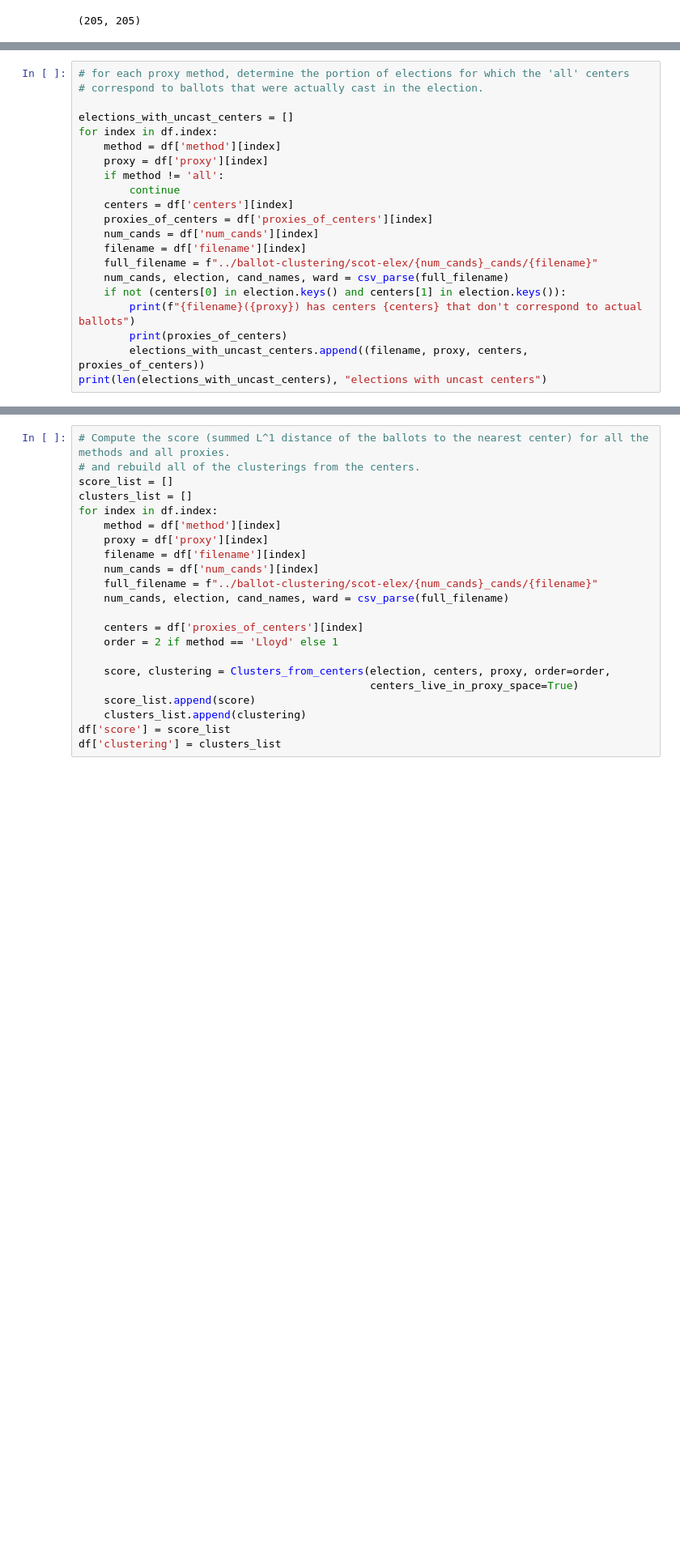
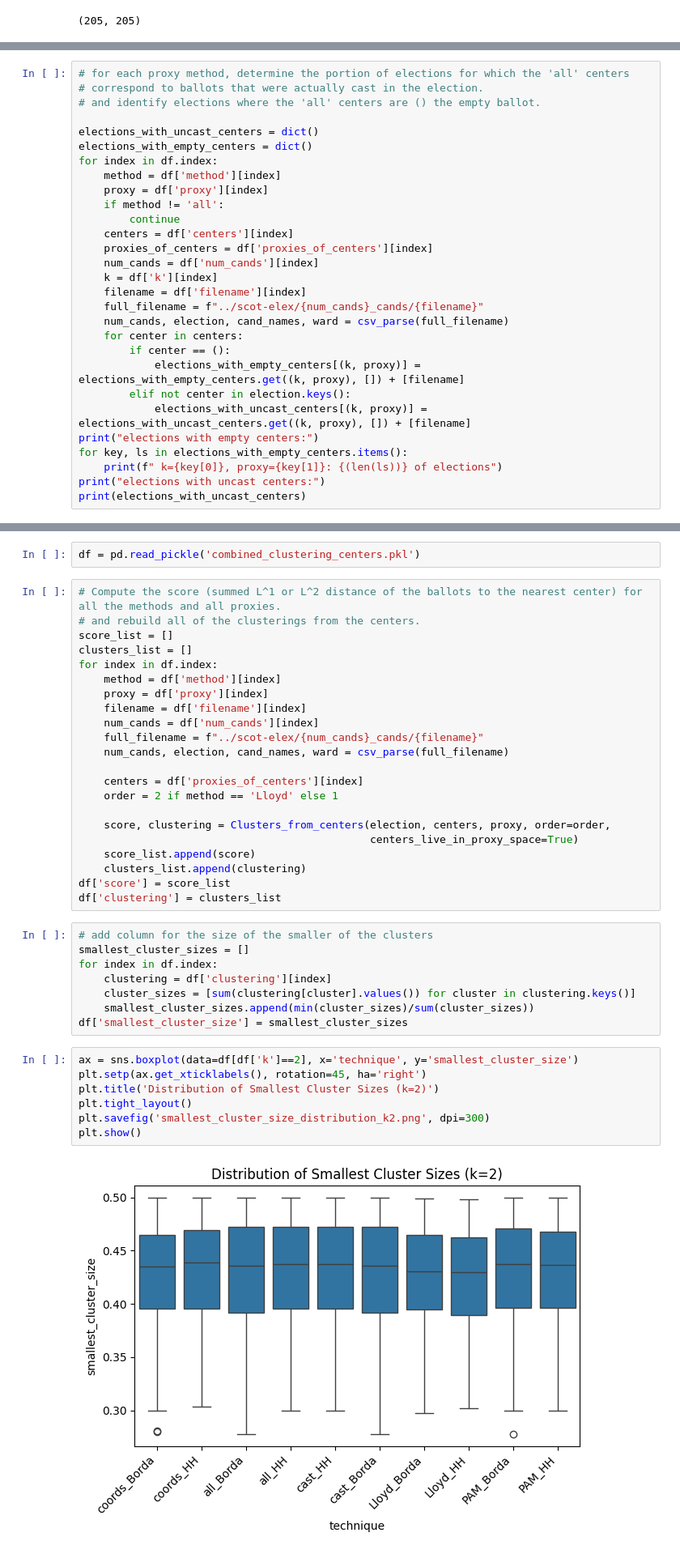
Before and after one commit to mggg/ballot-clustering, a Jupyter notebook: IP analysis/Analyze_6_cand_IP.ipynb, the cells around one changed output, grey strips where cells are left out. Shown at 81% size. Cells and saved outputs as stored; diff of their text form; blank space fills up the shorter version.

```diff
--- a/IP analysis/Analyze_6_cand_IP.ipynb
+++ b/IP analysis/Analyze_6_cand_IP.ipynb
@@ -464,8 +312,10 @@ none counts:             {'Borda': 0, 'HH': 1}
 # %%
 # for each proxy method, determine the portion of elections for which the 'all' centers
 # correspond to ballots that were actually cast in the election.
+# and identify elections where the 'all' centers are () the empty ballot.
 
-elections_with_uncast_centers = []
+elections_with_uncast_centers = dict()
+elections_with_empty_centers = dict()
 for index in df.index:
     method = df['method'][index]
     proxy = df['proxy'][index]
@@ -474,12 +324,18 @@ for index in df.index:
     centers = df['centers'][index]
     proxies_of_centers = df['proxies_of_centers'][index]
     num_cands = df['num_cands'][index]
+    k = df['k'][index]
     filename = df['filename'][index]
-    full_filename = f"../ballot-clustering/scot-elex/{num_cands}_cands/{filename}"
+    full_filename = f"../scot-elex/{num_cands}_cands/{filename}"
     num_cands, election, cand_names, ward = csv_parse(full_filename)
-    if not (centers[0] in election.keys() and centers[1] in election.keys()):
-        print(f"{filename}({proxy}) has centers {centers} that don't correspond to actual ballots")
-        print(proxies_of_centers)
-        elections_with_uncast_centers.append((filename, proxy, centers, proxies_of_centers))
-print(len(elections_with_uncast_centers), "elections with uncast centers")
+    for center in centers:
+        if center == ():
+            elections_with_empty_centers[(k, proxy)] = elections_with_empty_centers.get((k, proxy), []) + [filename]
+        elif not center in election.keys():
+            elections_with_uncast_centers[(k, proxy)] = elections_with_uncast_centers.get((k, proxy), []) + [filename]
+print("elections with empty centers:")
+for key, ls in elections_with_empty_centers.items():
+    print(f" k={key[0]}, proxy={key[1]}: {(len(ls))} of elections")
+print("elections with uncast centers:")
+print(elections_with_uncast_centers)
 # %% [output]
@@ -523,5 +395,7 @@ The 'cast' centers always match the 'all' centers, even though there are presuma
+# %%
+df = pd.read_pickle('combined_clustering_centers.pkl')
 # %%
-# Compute the score (summed L^1 distance of the ballots to the nearest center) for all the methods and all proxies.
+# Compute the score (summed L^1 or L^2 distance of the ballots to the nearest center) for all the methods and all proxies.
 # and rebuild all of the clusterings from the centers.
 score_list = []
 clusters_list = []
@@ -530,7 +404,7 @@ for index in df.index:
     proxy = df['proxy'][index]
     filename = df['filename'][index]
     num_cands = df['num_cands'][index]
-    full_filename = f"../ballot-clustering/scot-elex/{num_cands}_cands/{filename}"
+    full_filename = f"../scot-elex/{num_cands}_cands/{filename}"
     num_cands, election, cand_names, ward = csv_parse(full_filename)
 
     centers = df['proxies_of_centers'][index]
@@ -542,3 +416,20 @@ for index in df.index:
     clusters_list.append(clustering)
 df['score'] = score_list
 df['clustering'] = clusters_list
+# %%
+# add column for the size of the smaller of the clusters
+smallest_cluster_sizes = []
+for index in df.index:
+    clustering = df['clustering'][index]
+    cluster_sizes = [sum(clustering[cluster].values()) for cluster in clustering.keys()]
+    smallest_cluster_sizes.append(min(cluster_sizes)/sum(cluster_sizes))
+df['smallest_cluster_size'] = smallest_cluster_sizes
+# %%
+ax = sns.boxplot(data=df[df['k']==2], x='technique', y='smallest_cluster_size')
+plt.setp(ax.get_xticklabels(), rotation=45, ha='right')
+plt.title('Distribution of Smallest Cluster Sizes (k=2)')
+plt.tight_layout()
+plt.savefig('smallest_cluster_size_distribution_k2.png', dpi=300)
+plt.show()
+# %% [output]
+[figure, added]
```
Also changed, not shown: parts of 57 cells of this notebook, 14 other files.
